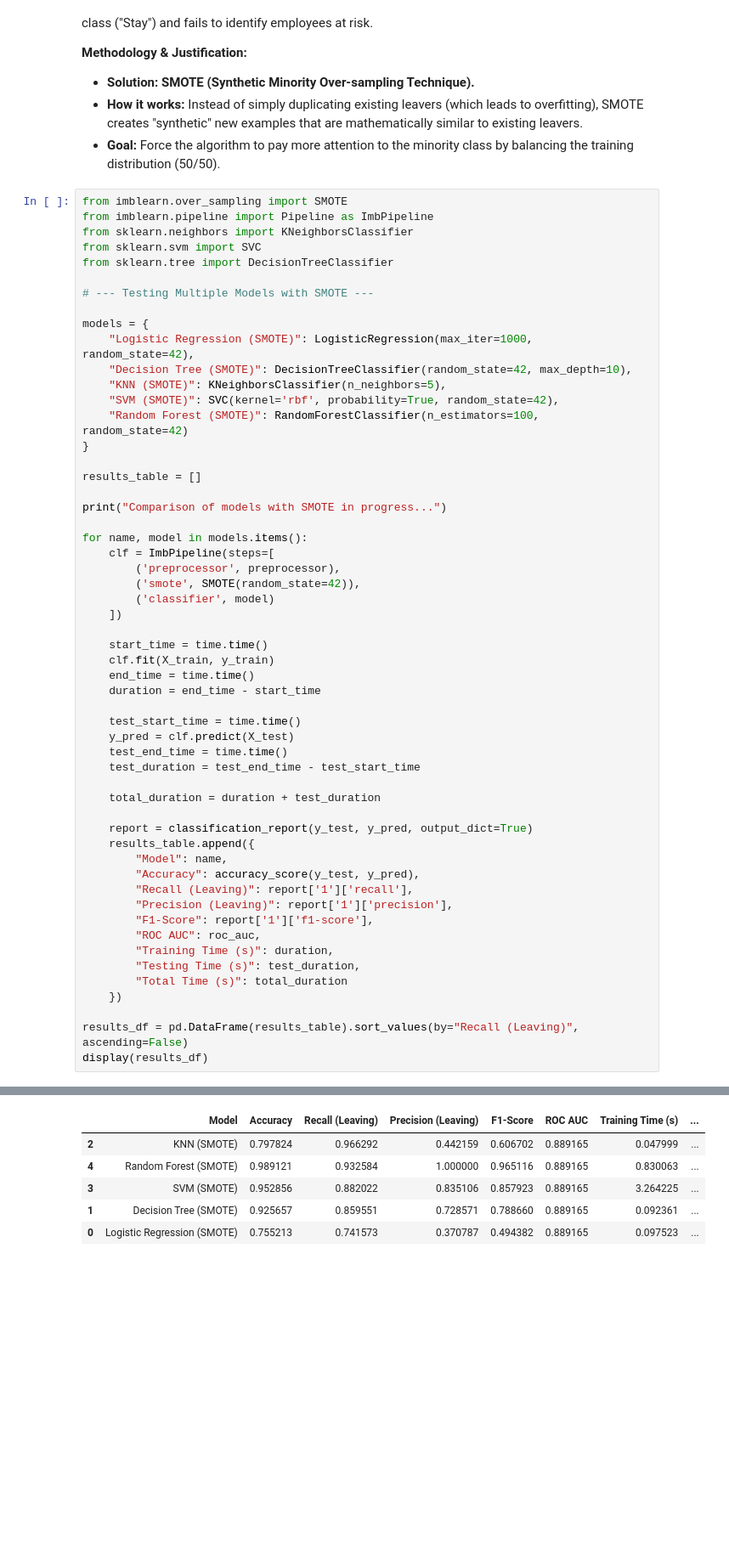
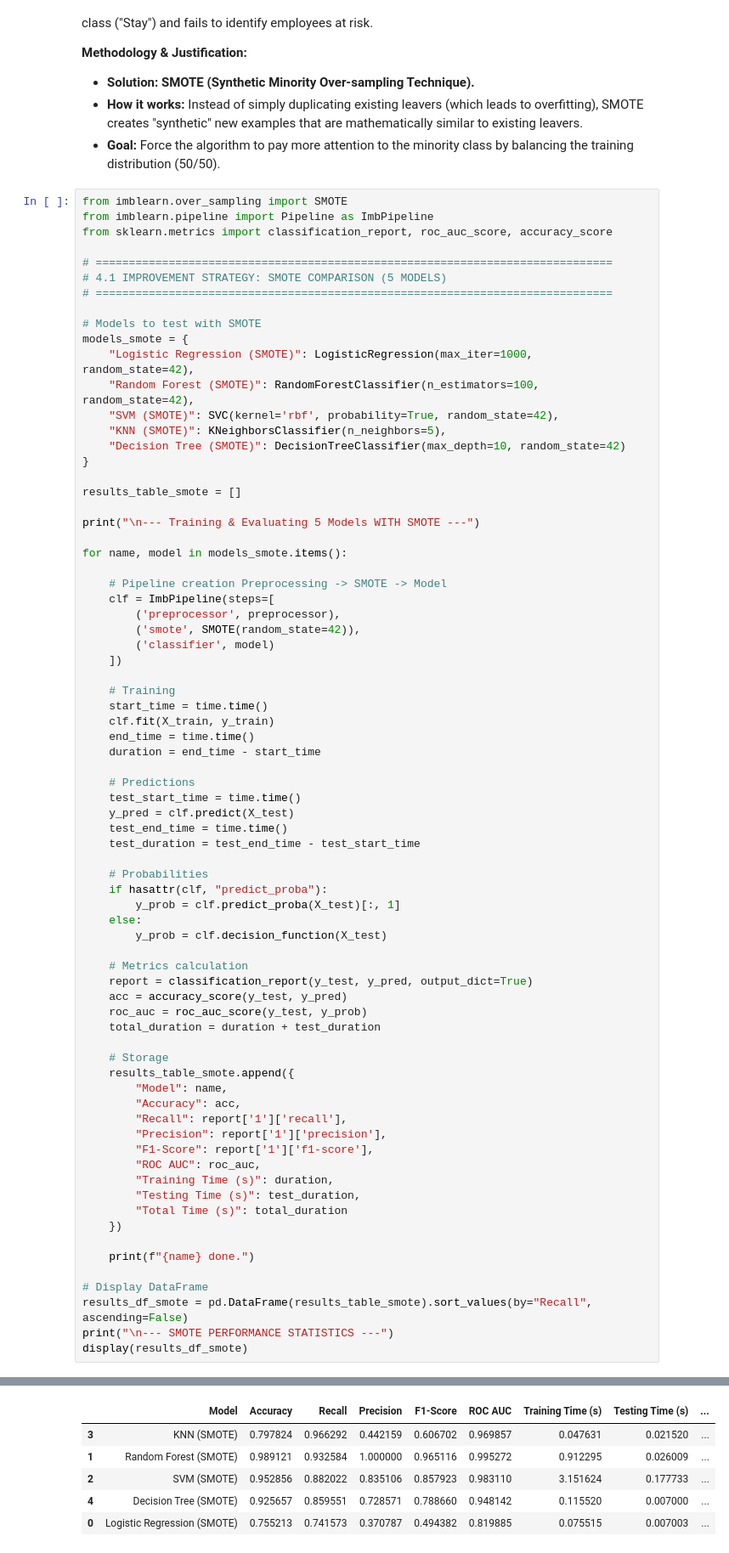
Before and after one commit to K3nt1/HumanForYou, a Jupyter notebook: PredictiveModel.ipynb, the cells around one changed output, grey strips where cells are left out. Shown at 85% size. Drawn from its saved outputs; the diff is of its cells as text; blank space fills up the shorter version.

```diff
--- a/PredictiveModel.ipynb
+++ b/PredictiveModel.ipynb
@@ -669,49 +669,64 @@ The Random Forest model identifies **AverageWorkingHours**, **Age**, and **Month
 # %%
 from imblearn.over_sampling import SMOTE
 from imblearn.pipeline import Pipeline as ImbPipeline
-from sklearn.neighbors import KNeighborsClassifier
-from sklearn.svm import SVC
-from sklearn.tree import DecisionTreeClassifier
+from sklearn.metrics import classification_report, roc_auc_score, accuracy_score
 
-# --- Testing Multiple Models with SMOTE ---
+# ==============================================================================
+# 4.1 IMPROVEMENT STRATEGY: SMOTE COMPARISON (5 MODELS)
+# ==============================================================================
 
-models = {
+# Models to test with SMOTE
+models_smote = {
     "Logistic Regression (SMOTE)": LogisticRegression(max_iter=1000, random_state=42),
-    "Decision Tree (SMOTE)": DecisionTreeClassifier(random_state=42, max_depth=10),
+    "Random Forest (SMOTE)": RandomForestClassifier(n_estimators=100, random_state=42),
+    "SVM (SMOTE)": SVC(kernel='rbf', probability=True, random_state=42),
     "KNN (SMOTE)": KNeighborsClassifier(n_neighbors=5),
-    "SVM (SMOTE)": SVC(kernel='rbf', probability=True, random_state=42),
-    "Random Forest (SMOTE)": RandomForestClassifier(n_estimators=100, random_state=42)
+    "Decision Tree (SMOTE)": DecisionTreeClassifier(max_depth=10, random_state=42)
 }
 
-results_table = []
+results_table_smote = []
 
-print("Comparison of models with SMOTE in progress...")
+print("\n--- Training & Evaluating 5 Models WITH SMOTE ---")
 
-for name, model in models.items():
+for name, model in models_smote.items():
+
+    # Pipeline creation Preprocessing -> SMOTE -> Model
     clf = ImbPipeline(steps=[
         ('preprocessor', preprocessor),
         ('smote', SMOTE(random_state=42)),
         ('classifier', model)
     ])
 
+    # Training
     start_time = time.time()
     clf.fit(X_train, y_train)
     end_time = time.time()
     duration = end_time - start_time
 
+    # Predictions
     test_start_time = time.time()
     y_pred = clf.predict(X_test)
     test_end_time = time.time()
     test_duration = test_end_time - test_start_time
 
+    # Probabilities
+    if hasattr(clf, "predict_proba"):
+        y_prob = clf.predict_proba(X_test)[:, 1]
+    else:
+        y_prob = clf.decision_function(X_test)
+
+    # Metrics calculation
+    report = classification_report(y_test, y_pred, output_dict=True)
+    acc = accuracy_score(y_test, y_pred)
+    roc_auc = roc_auc_score(y_test, y_prob)
     total_duration = duration + test_duration
 
-    report = classification_report(y_test, y_pred, output_dict=True)
-    results_table.append({
+    # Storage
+    results_table_smote.append({
         "Model": name,
-        "Accuracy": accuracy_score(y_test, y_pred),
-        "Recall (Leaving)": report['1']['recall'],
-        "Precision (Leaving)": report['1']['precision'],
+        "Accuracy": acc,
+        "Recall": report['1']['recall'],
+        "Precision": report['1']['precision'],
         "F1-Score": report['1']['f1-score'],
         "ROC AUC": roc_auc,
         "Training Time (s)": duration,
@@ -719,6 +734,10 @@ for name, model in models.items():
         "Total Time (s)": total_duration
     })
 
-results_df = pd.DataFrame(results_table).sort_values(by="Recall (Leaving)", ascending=False)
-display(results_df)
+    print(f"{name} done.")
+
+# Display DataFrame
+results_df_smote = pd.DataFrame(results_table_smote).sort_values(by="Recall", ascending=False)
+print("\n--- SMOTE PERFORMANCE STATISTICS ---")
+display(results_df_smote)
 # %% [output]
@@ -726,9 +752,9 @@ Comparison of models with SMOTE in progress...
-|  | Model | Accuracy | Recall (Leaving) | Precision (Leaving) | F1-Score | ROC AUC | Training Time (s) | ... |
-| 2 | KNN (SMOTE) | 0.797824 | 0.966292 | 0.442159 | 0.606702 | 0.889165 | 0.047999 | ... |
-| 4 | Random Forest (SMOTE) | 0.989121 | 0.932584 | 1.000000 | 0.965116 | 0.889165 | 0.830063 | ... |
-| 3 | SVM (SMOTE) | 0.952856 | 0.882022 | 0.835106 | 0.857923 | 0.889165 | 3.264225 | ... |
-| 1 | Decision Tree (SMOTE) | 0.925657 | 0.859551 | 0.728571 | 0.788660 | 0.889165 | 0.092361 | ... |
-| 0 | Logistic Regression (SMOTE) | 0.755213 | 0.741573 | 0.370787 | 0.494382 | 0.889165 | 0.097523 | ... |
+|  | Model | Accuracy | Recall | Precision | F1-Score | ROC AUC | Training Time (s) | Testing Time (s) | ... |
+| 3 | KNN (SMOTE) | 0.797824 | 0.966292 | 0.442159 | 0.606702 | 0.969857 | 0.047631 | 0.021520 | ... |
+| 1 | Random Forest (SMOTE) | 0.989121 | 0.932584 | 1.000000 | 0.965116 | 0.995272 | 0.912295 | 0.026009 | ... |
+| 2 | SVM (SMOTE) | 0.952856 | 0.882022 | 0.835106 | 0.857923 | 0.983110 | 3.151624 | 0.177733 | ... |
+| 4 | Decision Tree (SMOTE) | 0.925657 | 0.859551 | 0.728571 | 0.788660 | 0.948142 | 0.115520 | 0.007000 | ... |
+| 0 | Logistic Regression (SMOTE) | 0.755213 | 0.741573 | 0.370787 | 0.494382 | 0.819885 | 0.075515 | 0.007003 | ... |
 # %% [markdown]
 ### 4.2 Advanced Model: Random Forest Optimization
 
```
Also changed, not shown: parts of 2 cells of this notebook.
